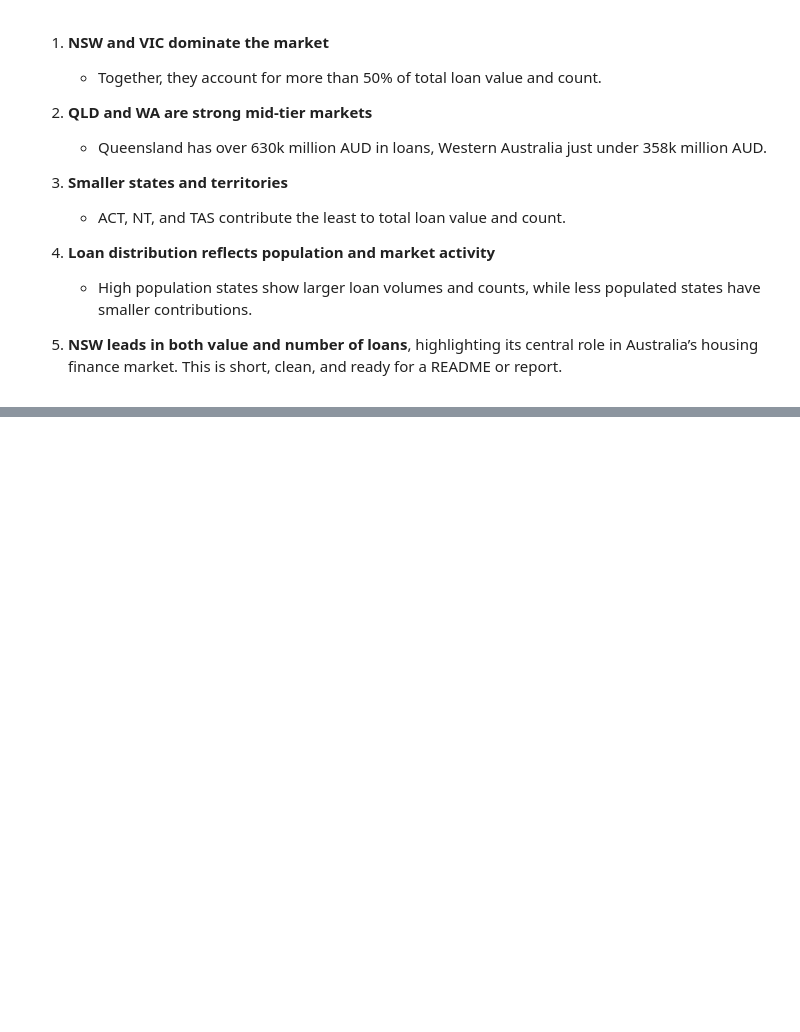
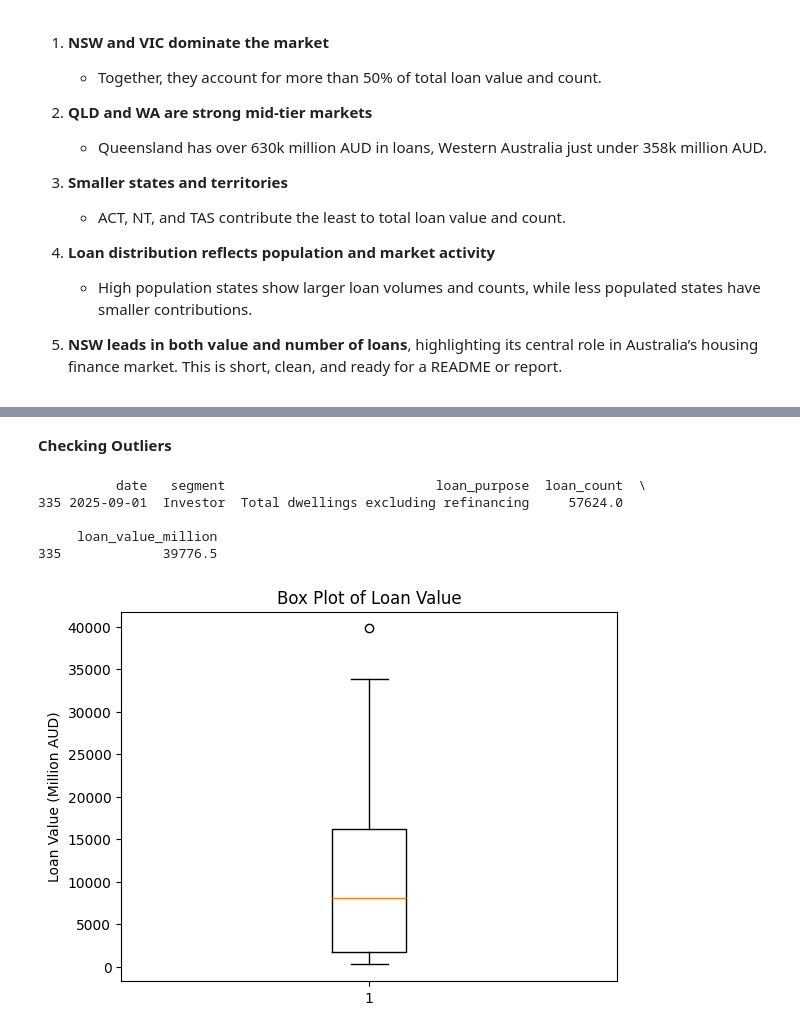
Before and after one commit to MahebobeFayyaz/Australian-Mortgage-Approval-Intelligence-System, a Jupyter notebook: Notebooks/Data_Cleaning_&_EDA.ipynb, the cells around one changed output, grey strips where cells are left out. Saved outputs shown, nothing was run; the diff lists cells and outputs as text; code cells hidden in the pictures; blank space fills up the shorter version.

```diff
--- a/Notebooks/Data_Cleaning_&_EDA.ipynb
+++ b/Notebooks/Data_Cleaning_&_EDA.ipynb
@@ -1098,0 +1102,6 @@ df_clean.to_csv("../Datasets/Cleaned_Data/Owner_Occupier_State.csv", index=False
+# %%
+
+
+# Load CSV file
+df_investor_purpose = pd.read_csv("../Datasets/df_investor_purpose.csv")
+df_investor_purpose.head(5)
@@ -1098,0 +1160,2 @@ df_clean.to_csv("../Datasets/Cleaned_Data/Owner_Occupier_State.csv", index=False
+# %%
+df_investor_purpose["date"] = pd.to_datetime(df_investor_purpose["date"])
@@ -1098,0 +1253,28 @@ df_clean.to_csv("../Datasets/Cleaned_Data/Owner_Occupier_State.csv", index=False
+# %% [markdown]
+**Checking Outliers**
+# %%
+# Example with loan_value_million
+Q1 = df_investor_purpose['loan_value_million'].quantile(0.25)
+Q3 = df_investor_purpose['loan_value_million'].quantile(0.75)
+IQR = Q3 - Q1
+
+# Define outlier condition
+outliers = df_investor_purpose[(df_investor_purpose['loan_value_million'] < Q1 - 1.5 * IQR) |
+                    (df_investor_purpose['loan_value_million'] > Q3 + 1.5 * IQR)]
+
+# Show outliers
+print(outliers)
+# %% [output]
+          date   segment                           loan_purpose  loan_count  \
+335 2025-09-01  Investor  Total dwellings excluding refinancing     57624.0
+
+     loan_value_million
+335             39776.5
+# %%
+plt.figure()
+plt.boxplot(df_investor_purpose["loan_value_million"].dropna())
+plt.ylabel("Loan Value (Million AUD)")
+plt.title("Box Plot of Loan Value")
+plt.show()
+# %% [output]
+[figure, added]
```
Also changed, not shown: parts of 22 cells of this notebook.
